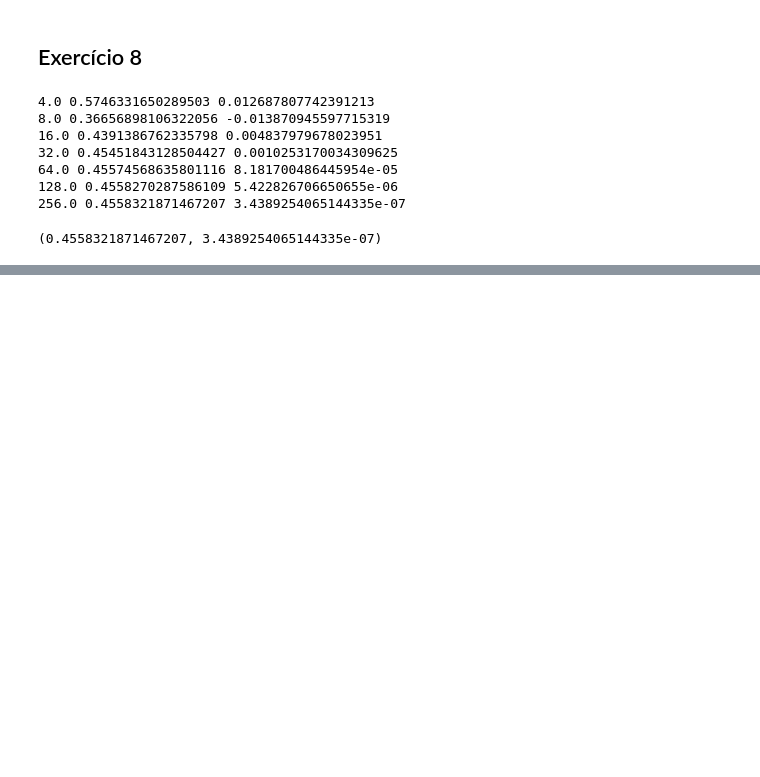
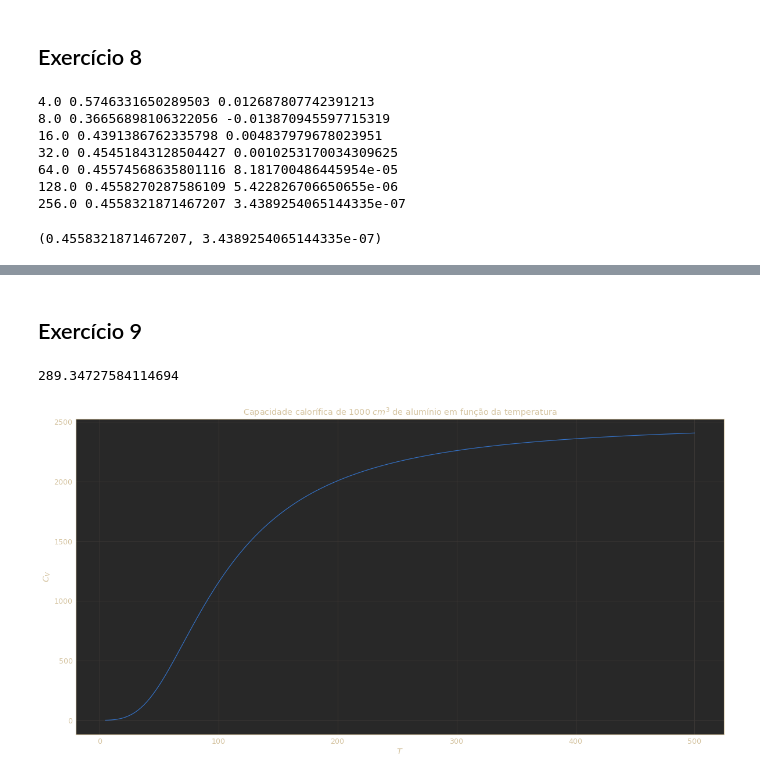
Before and after one commit to diogobgomes/FisicaComputacional, a Jupyter notebook: TP4/TP4.ipynb, the cells around one changed output, grey strips where cells are left out. Saved outputs shown, nothing was run; the diff lists cells and outputs as text; code cells hidden in the pictures; blank space fills up the shorter version.

```diff
--- a/TP4/TP4.ipynb
+++ b/TP4/TP4.ipynb
@@ -612,0 +609,55 @@ def integrate_simpson_adapt_noprint(f,minValue,maxValue,err,N):
+# %% [markdown]
+## Exercício 9
+# %%
+# Alínea 1
+
+def integrate_gauss(f,minValue,maxValue,N):
+    """
+    Calculate the value of the integral of f from minValue to maxValue using Gaussian Quadrature, with N slices
+    f must be vectorized correctly
+    """
+    # Get the sample points and weights from numpy
+    x,w = np.polynomial.legendre.leggauss(N)
+
+    # Remap the points to our interval
+    interval = maxValue-minValue
+    x = 0.5*interval*x + 0.5*(maxValue+minValue)
+    w = 0.5*interval*w
+    return np.sum(w*f(x))
+
+def cv(T):
+    """
+    Heat capacity of 1000 cm^3 of solid alumminium at temperature T by Debye's theory
+    """
+    # The function to be integrated
+    def integral_func(x):
+        exp = np.exp(x)
+        return x**4*exp/(exp-1)**2
+
+    # Some constants
+    V = 1e-3
+    dens = 6.022e28
+    debye_temp = 428.0
+    kb = 1.38064852e-23
+
+    return 9*V*dens*kb*(T/debye_temp)**3*integrate_gauss(integral_func,0,debye_temp/T,50)
+
+print(cv(50))
+# %% [output]
+289.34727584114694
+# %%
+# Alínea 2
+
+N = 200
+T = np.linspace(5,500,N) # Array with temperatures to be evaluated
+y = np.vectorize(cv)(T) # Apply cv to T, and store in y (NOT VECTORIZED)
+
+# Draw the graph
+plt.figure(figsize=(20,10))
+plt.plot(T,y)
+plt.title("Capacidade calorífica de 1000 $cm^3$ de alumínio em função da temperatura")
+plt.xlabel("$T$")
+plt.ylabel("$C_V$")
+plt.show()
+# %% [output]
+[figure, added]
```
Also changed, not shown: parts of 6 cells of this notebook.
